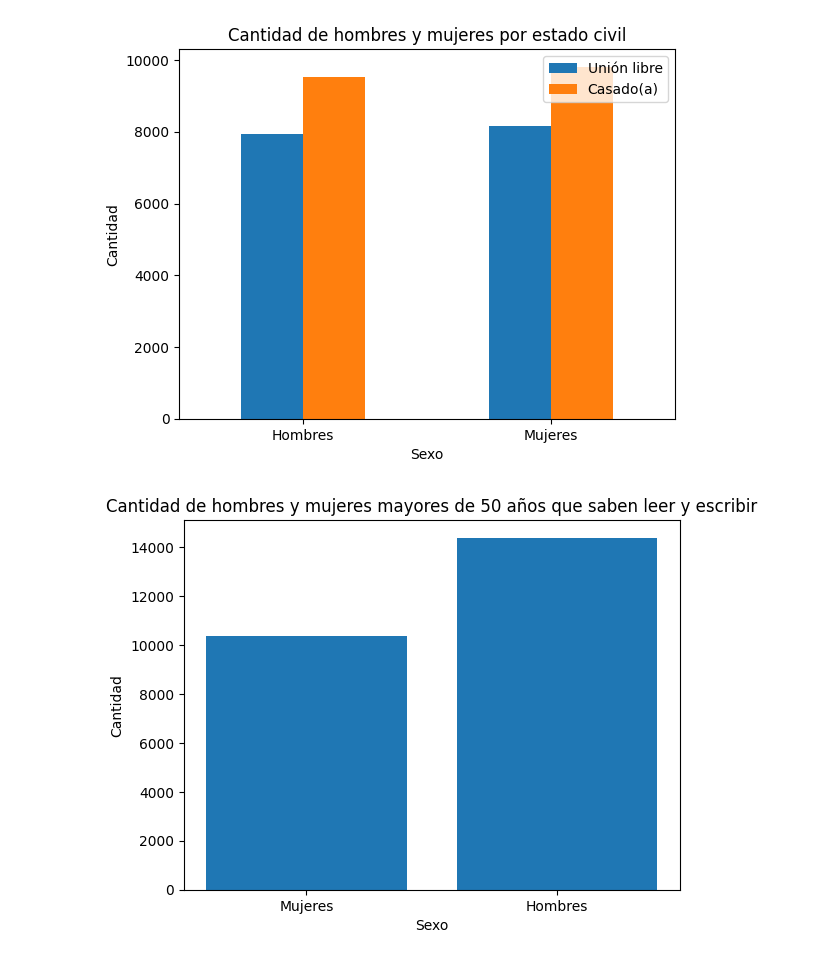
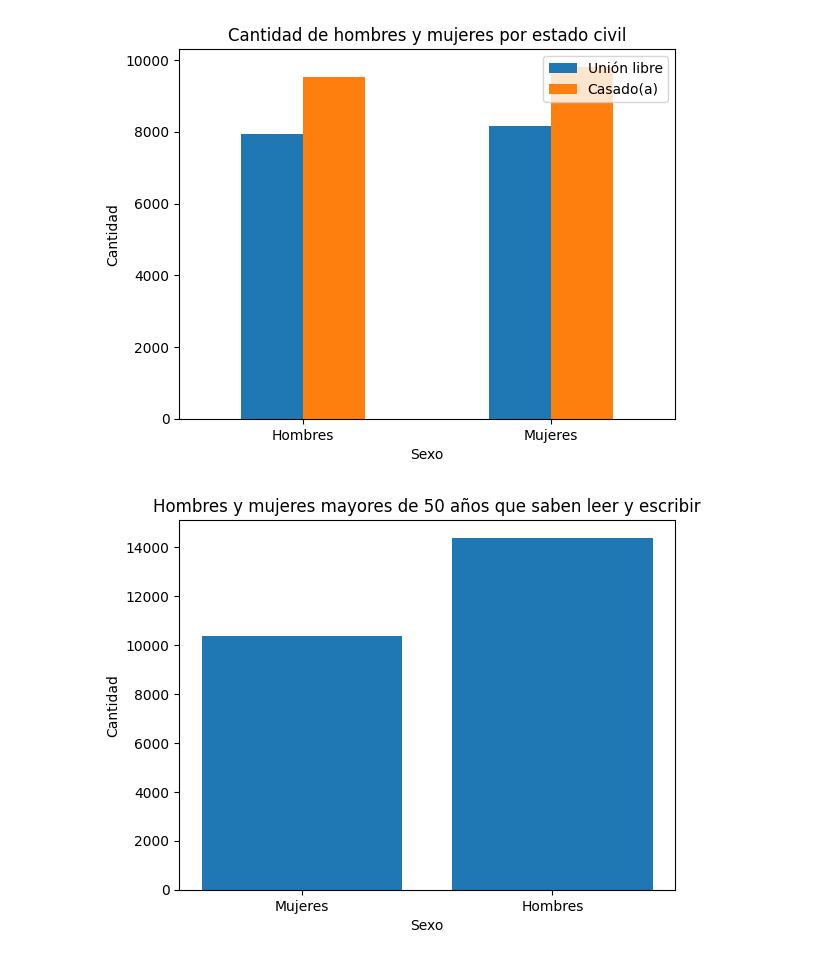
Before and after one commit to josecamachobravo/CienciaDatos, a Jupyter notebook: ModelRegre_py.ipynb, the cells around one changed output. Cells and saved outputs as stored; diff of their text form; code cells hidden in the pictures.

```diff
--- a/ModelRegre_py.ipynb
+++ b/ModelRegre_py.ipynb
@@ -8,7 +8,7 @@ import matplotlib.pyplot as plt
 ruta = r'https://github.com/josecamachobravo/CienciaDatos/raw/main/CienciaDatos/CNPV2018_5PER_A2_05.csv'
 df = pd.read_csv(ruta)
 
-# Grafico para obtener hombres y mujeres con diferentes estados civiles
+# Grafico de hombres y mujeres con diferentes estados civiles
 filtro = (df['P_SEXO'].isin([1, 2])) & (df['P_EST_CIVIL'].isin([1, 2]))
 datos_filtrados = df[filtro]
 
@@ -23,7 +23,7 @@ plt.legend(['Unión libre', 'Casado(a)'])
 plt.show()
 
 
-# Grafico para obtener hombres y mujeres mayores de 50 años que saben leer y escribir
+# Grafico hombres y mujeres mayores de 50 años que saben leer y escribir
 filtro = (df['P_SEXO'].isin([1, 2])) & (df['P_EDADR'].isin([11, 12, 13, 14, 15, 16, 17, 18, 19, 20, 21])) & (df['P_ALFABETA'] == 1)
 datos_filtrados = df[filtro]
 
@@ -33,22 +33,22 @@ plt.bar(conteo_sexo.index, conteo_sexo.values)
 plt.xticks(conteo_sexo.index, ['Hombres', 'Mujeres'])
 plt.xlabel('Sexo')
 plt.ylabel('Cantidad')
-plt.title('Cantidad de hombres y mujeres mayores de 50 años que saben leer y escribir')
+plt.title('Hombres y mujeres mayores de 50 años que saben leer y escribir')
 plt.show()
 
-# Grafico para obtener niños y niñas menores de 19 años
+# Grafico para obtener niños y niñas menores de 18 años
 filtro = (df['P_SEXO'].isin([1, 2])) & (df['P_EDADR'].isin([1, 2, 3, 4]))
 datos_filtrados = df[filtro]
 
 conteo_sexo = datos_filtrados['P_SEXO'].value_counts()
 
 plt.pie(conteo_sexo.values, labels=['Niños', 'Niñas'], autopct='%1.1f%%')
-plt.title('Porcentaje de niños y niñas menores de 19 años')
+plt.title('Porcentaje de niños y niñas menores de 18 años')
 plt.axis('equal')
 plt.show()
 
 
-# Grafico regrecion lineal
+# Grafico regresion lineal
 filtros = ((df['P_SEXO'] == 1) | (df['P_SEXO'] == 2)) & (df['P_EDADR'].isin([11, 12, 13, 14, 15, 16, 17, 18, 19, 20, 21]))
 
 df_filtrado = df[filtros]
@@ -57,35 +57,35 @@ df_sabe_leer_escribir = df_filtrado[(df_filtrado['P_ALFABETA'] == 1) & (df_filtr
 
 conteo = df_sabe_leer_escribir.groupby(['P_SEXO', 'P_EDADR']).size().reset_index(name='count')
 
 sns.lmplot(x='P_EDADR', y='count', hue='P_SEXO', data=conteo, ci=None)
 
-plt.title('Cantidad de personas mayores de 50 años que saben leer y escribir por sexo')
+plt.title('Personas mayores de 50 años que saben leer y escribir por sexo')
 plt.xlabel('Edad')
 plt.ylabel('Cantidad')
 
 plt.show()
 
 
 
 # Grafica regresion lineal
 filtro_sexo = df['P_SEXO'].isin([1, 2])
 filtro_edad = df['P_EDADR'].isin([1, 2, 3, 4])
 df_filtrado = df[filtro_sexo & filtro_edad]
 
 conteo = df_filtrado.groupby(['P_SEXO', 'P_EDADR']).size().reset_index(name='count')
 
 grupos_edad = [1, 2, 3, 4]
-etiquetas_edad = ['0-4 años', '5-9 años', '10-14 años', '15-19 años']
+etiquetas_edad = ['0-4 años', '5-9 años', '10-14 años', '15-18 años']
 
 sns.set(style="whitegrid")
 plt.figure(figsize=(10, 6))
 sns.regplot(x='P_EDADR', y='count', data=conteo, x_estimator=sum, ci=None)
-plt.title("Regresión lineal: Niños y niñas menores de 19 años")
+plt.title("Regresión lineal: Niños y niñas menores de 18 años")
 plt.xlabel("Grupo de Edad")
 plt.ylabel("Cantidad")
 plt.xticks(grupos_edad, etiquetas_edad)
 plt.show()
 # %% [output]
 [figure]
-[figure, old version]
+[figure, new version]
 [figure]
```
Also changed, not shown: parts of 1 cell of this notebook.
